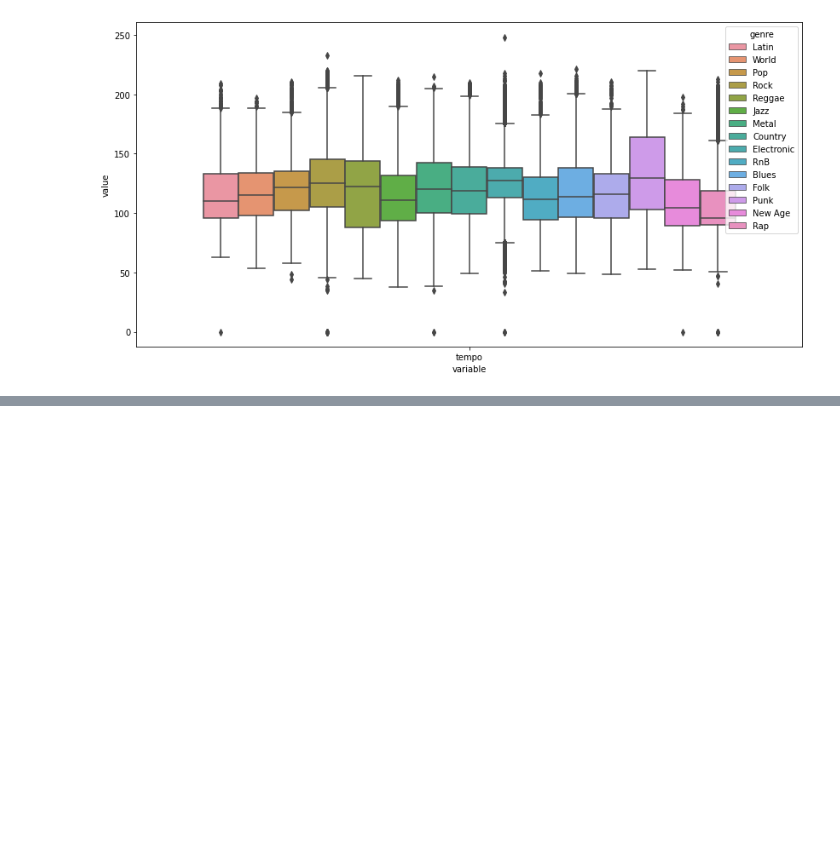
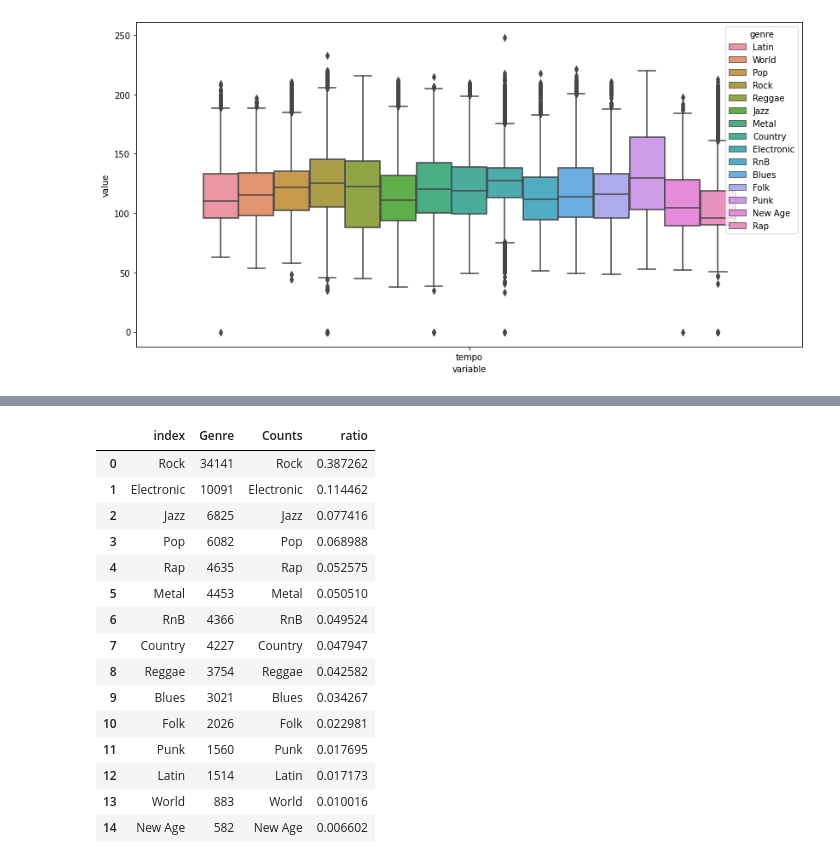
Before and after one commit to huube/Eindopdracht_ML21, a Jupyter notebook: notebooks/1-EDA.ipynb, the cells around one changed output, grey strips where cells are left out. Cells and saved outputs as stored; diff of their text form; code cells hidden in the pictures; blank space fills up the shorter version.

```diff
--- a/notebooks/1-EDA.ipynb
+++ b/notebooks/1-EDA.ipynb
@@ -111,0 +140,25 @@ ValueError: Could not interpret input 'genre'
+# %%
+df_genre_counts = df['genre'].value_counts().reset_index()
+df_genre_ratios = df['genre'].value_counts(normalize=True).reset_index()
+
+df_genre_counts = df_genre_counts.merge(df_genre_ratios,left_index=True,right_index=True,suffixes=('','_'))
+df_genre_counts.drop(columns=['index_'])
+df_genre_counts.columns = ['index','Genre','Counts','ratio']
+df_genre_counts
+# %% [output]
+|  | index | Genre | Counts | ratio |
+| 0 | Rock | 34141 | Rock | 0.387262 |
+| 1 | Electronic | 10091 | Electronic | 0.114462 |
+| 2 | Jazz | 6825 | Jazz | 0.077416 |
+| 3 | Pop | 6082 | Pop | 0.068988 |
+| 4 | Rap | 4635 | Rap | 0.052575 |
+| 5 | Metal | 4453 | Metal | 0.050510 |
+| 6 | RnB | 4366 | RnB | 0.049524 |
+| 7 | Country | 4227 | Country | 0.047947 |
+| 8 | Reggae | 3754 | Reggae | 0.042582 |
+| 9 | Blues | 3021 | Blues | 0.034267 |
+| 10 | Folk | 2026 | Folk | 0.022981 |
+| 11 | Punk | 1560 | Punk | 0.017695 |
+| 12 | Latin | 1514 | Latin | 0.017173 |
+| 13 | World | 883 | World | 0.010016 |
+| 14 | New Age | 582 | New Age | 0.006602 |
```
Also changed, not shown: parts of 6 cells of this notebook.
